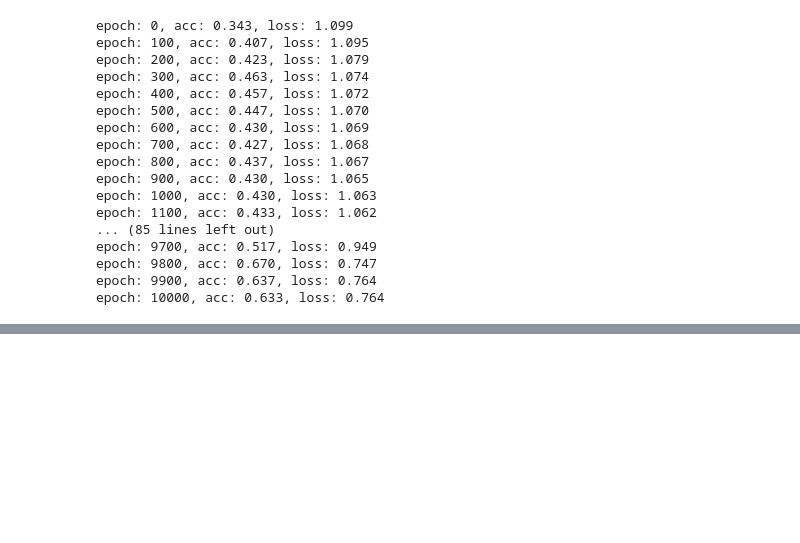
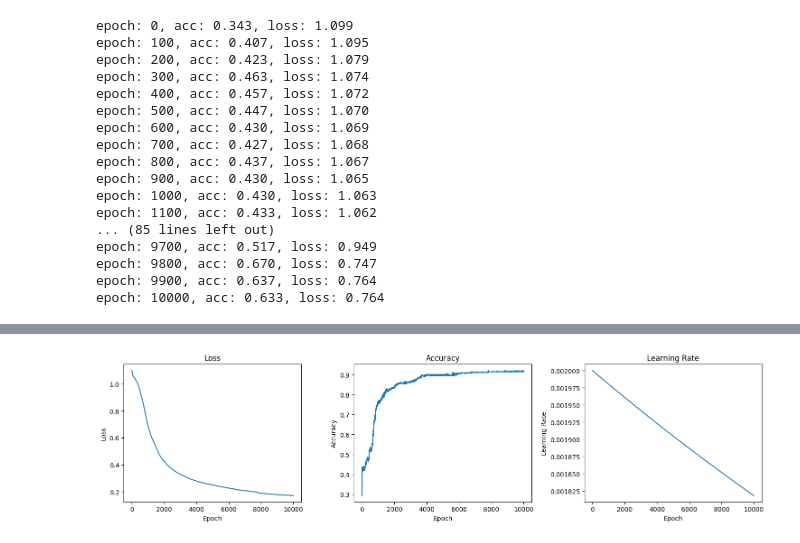
Before and after one commit to Bansnetsajak007/coreMachineLearningandDeepLearning, a Jupyter notebook: DeepLearning/NeuralNetworkFromStratch/ANN.ipynb, the cells around one changed output, grey strips where cells are left out. Saved outputs shown, nothing was run; the diff lists cells and outputs as text; code cells hidden in the pictures; blank space fills up the shorter version.

```diff
--- a/DeepLearning/NeuralNetworkFromStratch/ANN.ipynb
+++ b/DeepLearning/NeuralNetworkFromStratch/ANN.ipynb
@@ -513,0 +873,94 @@ epoch: 10000, acc: 0.960, loss: 0.128, lr: 0.09091735612328393
+# %%
+# Training the model with RMSprops optimizer
+
+import numpy as np
+
+X, y = spiral_data(samples=100, classes=3)
+
+losses = []
+accuracies = []
+learning_rates = []
+
+# Create Dense layer with 2 input features and 64 output values
+dense1 = Layer_Dense(2, 64)
+
+# Create ReLU activation (to be used with Dense layer)
+activation1 = Activation_ReLU()
+
+# Create second Dense layer with 64 input features (as we take output
+# of previous layer here) and 3 output values (output values)
+dense2 = Layer_Dense(64, 3)
+
+# Create Softmax classifier's combined loss and activation
+loss_activation = Activation_Softmax_Loss_CategoricalCrossentropy()
+
+# Create optimizer
+optimizer = Optimizer_Adam(learning_rate=0.002,decay=1e-5)
+
+# Train in loop
+for epoch in range(10001):
+    # Perform a forward pass of our training data through this layer
+    dense1.forward(X)
+
+    # Perform a forward pass through activation function
+    # takes the output of first dense layer here
+    activation1.forward(dense1.output)
+
+    # Perform a forward pass through second Dense layer
+    # takes outputs of activation function of first layer as inputs
+    dense2.forward(activation1.output)
+
+    # Perform a forward pass through the activation/loss function
+    # takes the output of second dense layer here and returns loss
+    loss = loss_activation.forward(dense2.output, y)
+
+    # Calculate accuracy from output of activation2 and targets
+    # calculate values along first axis
+    predictions = np.argmax(loss_activation.output, axis=1)
+    if len(y.shape) == 2:
+        y = np.argmax(y, axis=1)
+    accuracy = np.mean(predictions == y)
+    losses.append(loss)
+    accuracies.append(accuracy)
+    if not epoch % 100:
+        print(f'epoch: {epoch}, ' +
+              f'acc: {accuracy:.3f}, ' +
+              f'loss: {loss:.3f}, ' +
+              f'lr: {optimizer.current_learning_rate}')
+
+    # Backward pass  --->  Back propagation
+    loss_activation.backward(loss_activation.output, y)
+    dense2.backward(loss_activation.dinputs)
+    activation1.backward(dense2.dinputs)
+    dense1.backward(activation1.dinputs)
+
+    # Update weights and biases
+    optimizer.pre_update_params()
+    optimizer.update_params(dense1)
+    optimizer.update_params(dense2)
+    optimizer.post_update_params()
+    learning_rates.append(optimizer.current_learning_rate)
+
+# Plot
+plt.figure(figsize=(15,4))
+plt.subplot(1,3,1)
+plt.plot(losses)
+plt.title('Loss')
+plt.xlabel('Epoch')
+plt.ylabel('Loss')
+
+plt.subplot(1,3,2)
+plt.plot(accuracies)
+plt.title('Accuracy')
+plt.xlabel('Epoch')
+plt.ylabel('Accuracy')
+
+plt.subplot(1,3,3)
+plt.plot(learning_rates)
+plt.title('Learning Rate')
+plt.xlabel('Epoch')
+plt.ylabel('Learning Rate')
+
+plt.tight_layout()
+plt.show()
+# %% [output]
@@ -513,0 +984 @@ epoch: 10000, acc: 0.960, loss: 0.128, lr: 0.09091735612328393
+[figure, added]
```
Also changed, not shown: parts of 9 cells of this notebook.
